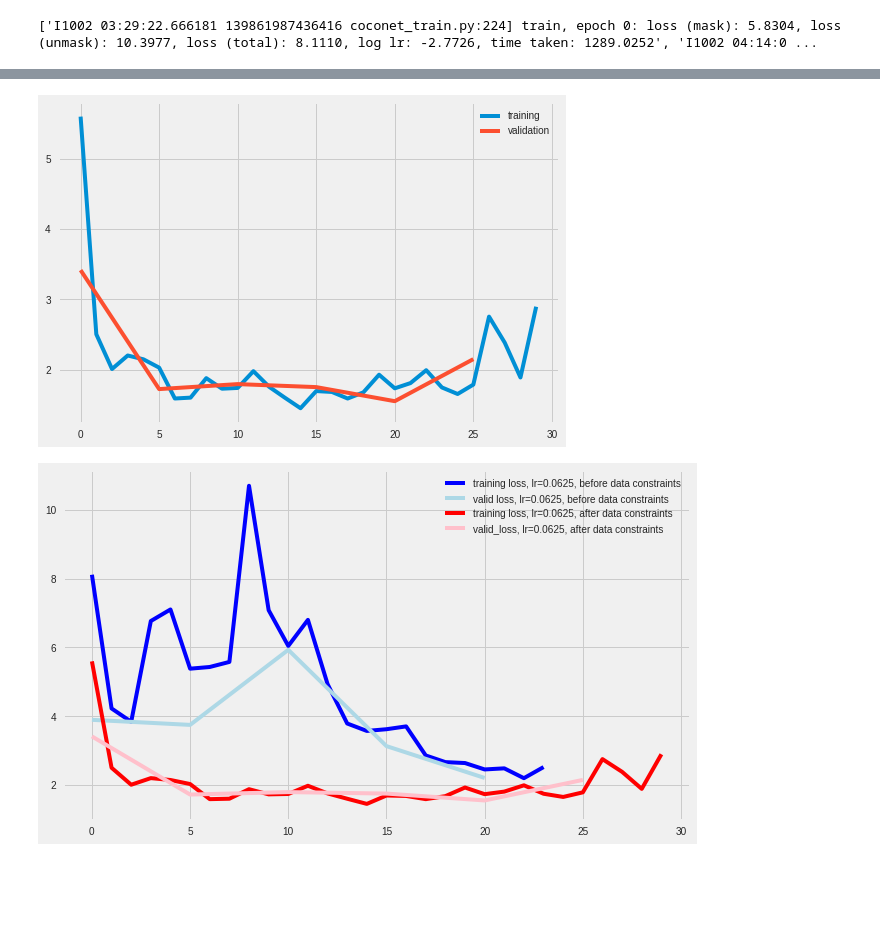
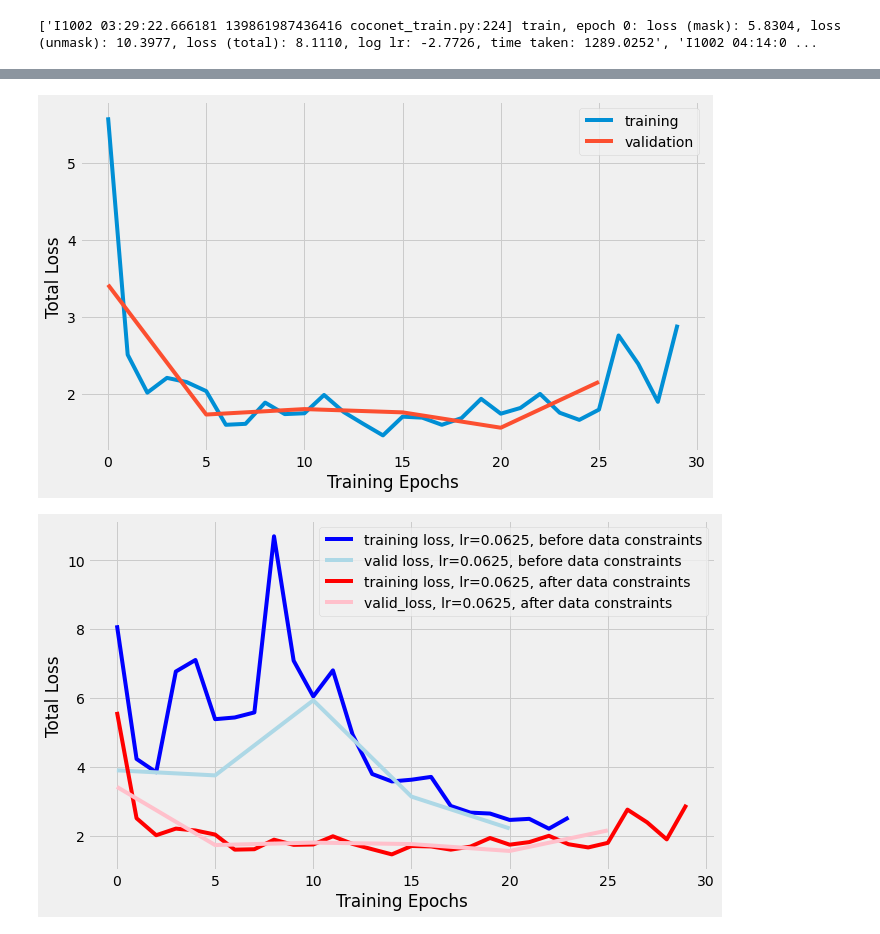
Before and after one commit to thewchan/string_quartets_gen, a Jupyter notebook: notebooks/loss_extraction.ipynb, the cells around one changed output, grey strips where cells are left out. Cells and saved outputs as stored; diff of their text form; code cells hidden in the pictures; blank space fills up the shorter version.

```diff
--- a/notebooks/loss_extraction.ipynb
+++ b/notebooks/loss_extraction.ipynb
@@ -53,7 +53,9 @@ lines
 import pandas as pd
 # %%
 import pandas as pd
-
+import matplotlib as mpl
+import matplotlib.pyplot as plt
+mpl.style.use('fivethirtyeight')
 
 def get_train_loss(file):
     lines = []
@@ -102,9 +104,11 @@ def get_valid_loss(file):
 df = get_train_loss('../logs/dilated-10-128_bs=10,corrupt=0.5,len=64,lr=0.0625,mm=orderless,nreg_conv=2,num_i=4,n_pch=128,mask_only=False,quant=0.125,rescale=True,depth_mul=1,sep=True,res=True,sconv=True,soft=True/logs.txt')
 df_valid = get_valid_loss('../logs/dilated-10-128_bs=10,corrupt=0.5,len=64,lr=0.0625,mm=orderless,nreg_conv=2,num_i=4,n_pch=128,mask_only=False,quant=0.125,rescale=True,depth_mul=1,sep=True,res=True,sconv=True,soft=True/logs.txt')
 
-fig, ax = plt.subplots()
+fig, ax = plt.subplots(figsize=(10, 6))
 ax.plot(df['epoch_num'], df['loss (total)'], label='training')
 ax.plot(df_valid['epoch_num'], df_valid['loss (total)'], label='validation')
+ax.set_xlabel('Training Epochs')
+ax.set_ylabel('Total Loss')
 ax.legend()
 
 plt.savefig('temp.png') #random_normal initializers, lr=0.0625, no data correction
@@ -113,15 +117,17 @@ plt.savefig('temp.png') #random_normal initializers, lr=0.0625, no data correcti
 # %%
 df2 = get_train_loss('../logs/dilated-9-128_bs=10,corrupt=0.5,len=64,lr=0.0625,mm=orderless,nreg_conv=2,num_i=4,n_pch=46,mask_only=False,quant=0.125,rescale=True,depth_mul=1,sep=True,res=True,sconv=True,soft=True/logs.txt')
 df2_valid = get_valid_loss('../logs/dilated-9-128_bs=10,corrupt=0.5,len=64,lr=0.0625,mm=orderless,nreg_conv=2,num_i=4,n_pch=46,mask_only=False,quant=0.125,rescale=True,depth_mul=1,sep=True,res=True,sconv=True,soft=True/logs.txt')
 
-fig, ax = plt.subplots()
+fig, ax = plt.subplots(figsize=(10, 6))
 ax.plot(df2['epoch_num'], df2['loss (total)'], label='training')
 ax.plot(df2_valid['epoch_num'], df2_valid['loss (total)'], label='validation')
+ax.set_xlabel('Training Epochs')
+ax.set_ylabel('Total Loss')
 ax.legend()
 
 plt.savefig('temp.png') #random_normal initializers, lr=0.0625 post-data-correction
 # %% [output]
-[figure, old version]
+[figure, new version]
 # %%
 import matplotlib as mpl
 import matplotlib.pyplot as plt
@@ -132,11 +138,13 @@ ax.plot(df['epoch_num'], df['loss (total)'], label='training loss, lr=0.0625, be
 ax.plot(df_valid['epoch_num'], df_valid['loss (total)'], label='valid loss, lr=0.0625, before data constraints', c='lightblue')
 ax.plot(df2['epoch_num'], df2['loss (total)'], label='training loss, lr=0.0625, after data constraints', c='red')
 ax.plot(df2_valid['epoch_num'], df2_valid['loss (total)'], label='valid_loss, lr=0.0625, after data constraints', c='pink')
+ax.set_xlabel('Training Epochs')
+ax.set_ylabel('Total Loss')
 ax.legend()
 
 plt.savefig('temp.png')
 # %% [output]
-[figure, old version]
+[figure, new version]
 # %%
 df3 = get_train_loss('../logs/lr=0.125,mm=orderless,nreg_conv=2,num_i=4,n_pch=46,mask_only=False,quant=0.125,rescale=True,depth_mul=1,sep=True,res=True,sconv=True,soft=True/logs.txt')
 df3_valid = get_valid_loss('../logs/lr=0.125,mm=orderless,nreg_conv=2,num_i=4,n_pch=46,mask_only=False,quant=0.125,rescale=True,depth_mul=1,sep=True,res=True,sconv=True,soft=True/logs.txt')
```
Also changed, not shown: parts of 4 cells of this notebook, 14 other files.
